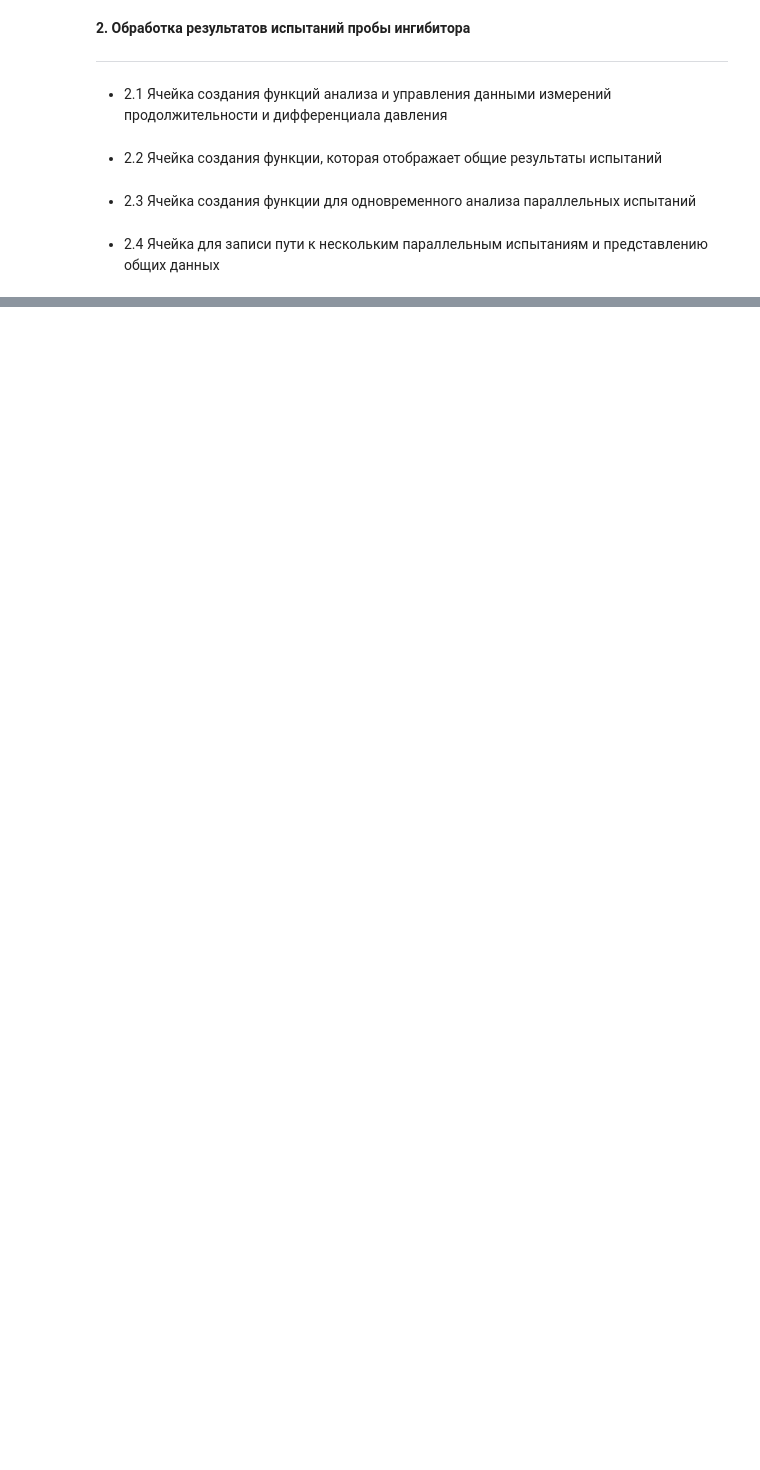
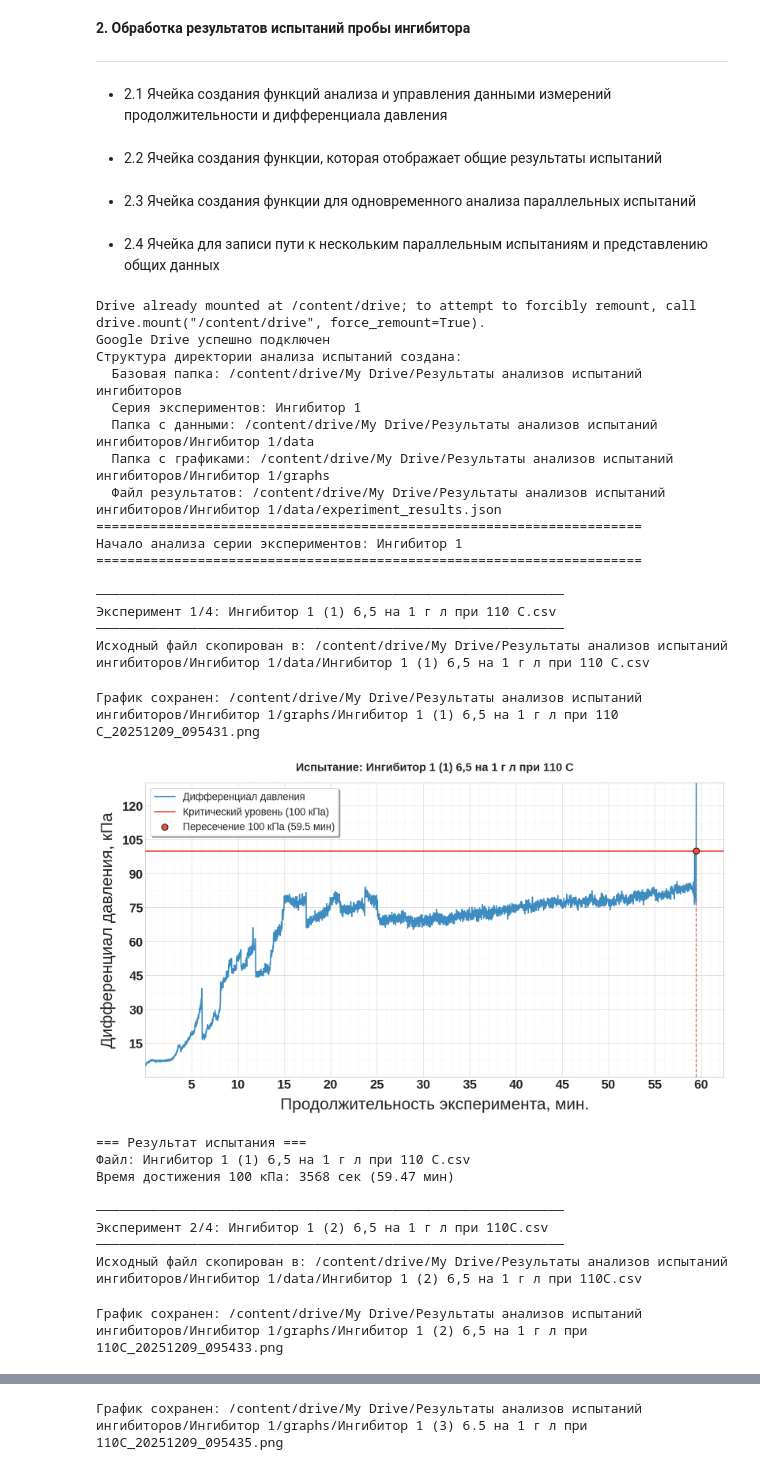
Before and after one commit to Psevdopolughirnikot/-ITC-MTPBN-, a Jupyter notebook: Графики_работы_ингибиторов.ipynb, the cells around one changed output, grey strips where cells are left out. Cells and saved outputs as stored; diff of their text form; code cells hidden in the pictures; blank space fills up the shorter version.

```diff
--- a/Графики_работы_ингибиторов.ipynb
+++ b/Графики_работы_ингибиторов.ipynb
@@ -723,30 +728,61 @@ def analyze_multiple_experiments(file_paths,
 # %%
 """
 В данной ячейке создается структура сохранения серии эжксперимента на диске.
 Записываются пути к файлам, которые необходимо проанализировать.
 Запись путей производится в список experiment_files.
 """
 # Управление параметрами сохранения данных
 exp_manager = ExperimentManager(
     base_dir='/content/drive/My Drive/Результаты анализов испытаний ингибиторов',  # Основная папка, в которую будут сохраняться все данные анализа. Можно изменять при необходимости. Но лучше не надо ...
-    experiment_batch='Dispersol 8260 СК',                   # Название папки серии экспериментов. Можно изменять в зависимости, например, от названия ингибитора или холостой пробы
+    experiment_batch='Ингибитор 1',                   # Название папки серии экспериментов. Можно изменять в зависимости, например, от названия ингибитора или холостой пробы
     auto_mount=True                                         # Автоматически подключить Google Drive. На всякий случай если не выполнен вход ранее
 )
 # Список файлов для анализа
 # Количетсво образцов не ограничено. Можно вставлять путь на всю серию целиком или несколько серий. ВАЖНО! После вставки пути к образцу нужно ставить запятую. Запятая не ставится только после послежнего в спике пути
 # Необходимо вставить путь на холостую пробу, так как далее по ней будет произведен расчёт
 experiment_files = [
-    ''
+    '/content/drive/MyDrive/Анализатор солеотложений/ингибиторы от Маши/Ингибитор 1/Ингибитор 1 (1) 6,5 на 1 г л при 110 С.csv',
+    '/content/drive/MyDrive/Анализатор солеотложений/ингибиторы от Маши/Ингибитор 1/Ингибитор 1 (2) 6,5 на 1 г л при 110С.csv',
+    '/content/drive/MyDrive/Анализатор солеотложений/ингибиторы от Маши/Ингибитор 1/Ингибитор 1 (3) 6.5 на 1 г л при 110С.csv',
+    '/content/drive/MyDrive/Анализатор солеотложений/ингибиторы от Маши/Ингибитор 1/Ингибитор (4) 6.5 на 1 г л при 110С.csv'
 ]
 
 # Анализ всех файлов
 results = analyze_multiple_experiments(
     experiment_files,
     exp_manager=exp_manager,
     show_plots=True,      # Показывать графики в процессе анализа (True/False)?
     save_plots=True,      # Сохранять графики в файлы (True/False)?
     copy_original=True    # Копировать исходный файл (True/False)?
 )
 
 # Показать сводку всех экспериментов
 show_experiment_summary(exp_manager)
+# %% [output]
+Drive already mounted at /content/drive; to attempt to forcibly remount, call drive.mount("/content/drive", force_remount=True).
+Google Drive успешно подключен
+Структура директории анализа испытаний создана:
+  Базовая папка: /content/drive/My Drive/Результаты анализов испытаний ингибиторов
+  Серия экспериментов: Ингибитор 1
+  Папка с данными: /content/drive/My Drive/Результаты анализов испытаний ингибиторов/Ингибитор 1/data
+  Папка с графиками: /content/drive/My Drive/Результаты анализов испытаний ингибиторов/Ингибитор 1/graphs
+  Файл результатов: /content/drive/My Drive/Результаты анализов испытаний ингибиторов/Ингибитор 1/data/experiment_results.json
+======================================================================
+Начало анализа серии экспериментов: Ингибитор 1
+======================================================================
+
+────────────────────────────────────────────────────────────
+Эксперимент 1/4: Ингибитор 1 (1) 6,5 на 1 г л при 110 С.csv
+────────────────────────────────────────────────────────────
+Исходный файл скопирован в: /content/drive/My Drive/Результаты анализов испытаний ингибиторов/Ингибитор 1/data/Ингибитор 1 (1) 6,5 на 1 г л при 110 С.csv
+График сохранен: /content/drive/My Drive/Результаты анализов испытаний ингибиторов/Ингибитор 1/graphs/Ингибитор 1 (1) 6,5 на 1 г л при 110 С_20251209_095431.png
+[figure, added]
+=== Результат испытания ===
+Файл: Ингибитор 1 (1) 6,5 на 1 г л при 110 С.csv
+Время достижения 100 кПа: 3568 сек (59.47 мин)
+
+────────────────────────────────────────────────────────────
+Эксперимент 2/4: Ингибитор 1 (2) 6,5 на 1 г л при 110С.csv
+────────────────────────────────────────────────────────────
+Исходный файл скопирован в: /content/drive/My Drive/Результаты анализов испытаний ингибиторов/Ингибитор 1/data/Ингибитор 1 (2) 6,5 на 1 г л при 110С.csv
+График сохранен: /content/drive/My Drive/Результаты анализов испытаний ингибиторов/Ингибитор 1/graphs/Ингибитор 1 (2) 6,5 на 1 г л при 110С_20251209_095433.png
@@ -752,0 +798 @@ show_experiment_summary(exp_manager)
+График сохранен: /content/drive/My Drive/Результаты анализов испытаний ингибиторов/Ингибитор 1/graphs/Ингибитор 1 (3) 6.5 на 1 г л при 110С_20251209_095435.png
```
Also changed, not shown: parts of 7 cells of this notebook.
